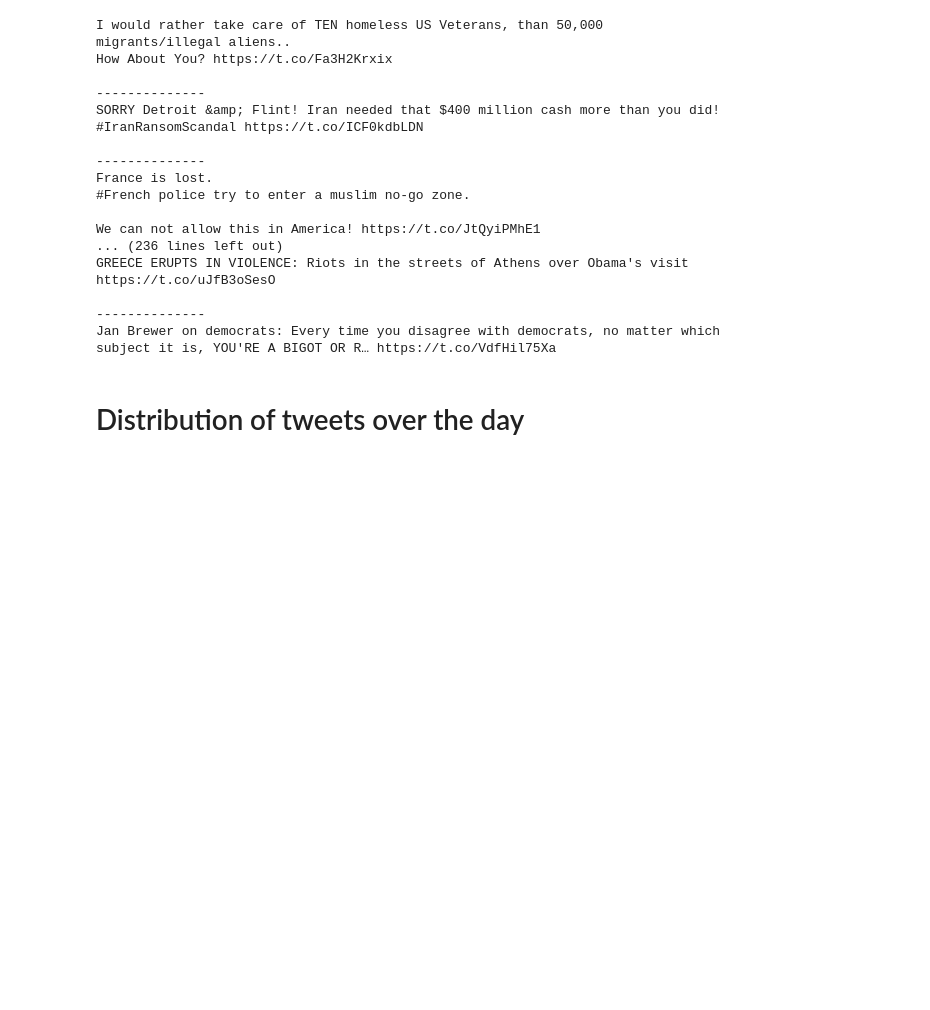
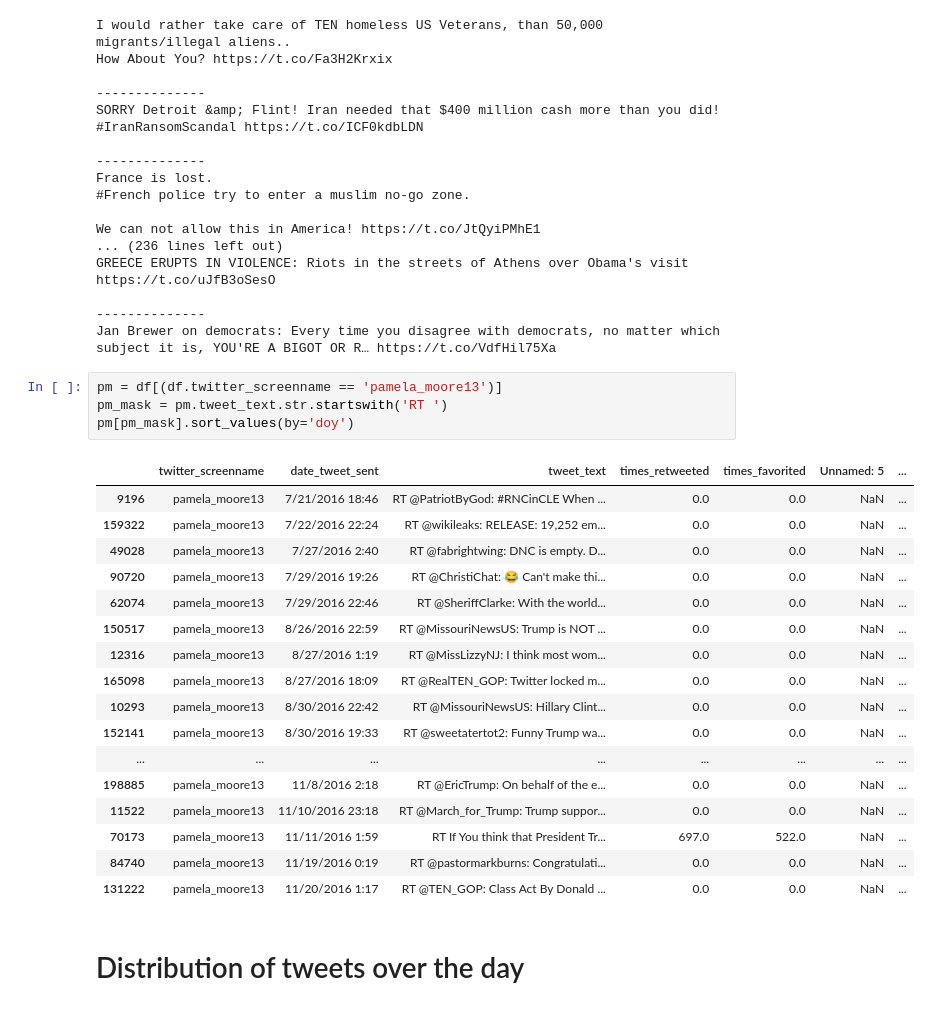
Before and after one commit to macbuse/Fake_Tweets, a Jupyter notebook: russian tweets.ipynb, the cells around one changed output. Cells and saved outputs as stored; diff of their text form; blank space fills up the shorter version.

```diff
--- a/russian tweets.ipynb
+++ b/russian tweets.ipynb
@@ -520,6 +536,28 @@ GREECE ERUPTS IN VIOLENCE: Riots in the streets of Athens over Obama's visit htt
 
 --------------
 Jan Brewer on democrats: Every time you disagree with democrats, no matter which subject it is, YOU'RE A BIGOT OR R… https://t.co/VdfHil75Xa
+# %%
+pm = df[(df.twitter_screenname == 'pamela_moore13')]
+pm_mask = pm.tweet_text.str.startswith('RT ')
+pm[pm_mask].sort_values(by='doy')
+# %% [output]
+|  | twitter_screenname | date_tweet_sent | tweet_text | times_retweeted | times_favorited | Unnamed: 5 | ... |
+| 9196 | pamela_moore13 | 7/21/2016 18:46 | RT @PatriotByGod: #RNCinCLE When ... | 0.0 | 0.0 | NaN | ... |
+| 159322 | pamela_moore13 | 7/22/2016 22:24 | RT @wikileaks: RELEASE: 19,252 em... | 0.0 | 0.0 | NaN | ... |
+| 49028 | pamela_moore13 | 7/27/2016 2:40 | RT @fabrightwing: DNC is empty. D... | 0.0 | 0.0 | NaN | ... |
+| 90720 | pamela_moore13 | 7/29/2016 19:26 | RT @ChristiChat: 😂 Can't make thi... | 0.0 | 0.0 | NaN | ... |
+| 62074 | pamela_moore13 | 7/29/2016 22:46 | RT @SheriffClarke: With the world... | 0.0 | 0.0 | NaN | ... |
+| 150517 | pamela_moore13 | 8/26/2016 22:59 | RT @MissouriNewsUS: Trump is NOT ... | 0.0 | 0.0 | NaN | ... |
+| 12316 | pamela_moore13 | 8/27/2016 1:19 | RT @MissLizzyNJ: I think most wom... | 0.0 | 0.0 | NaN | ... |
+| 165098 | pamela_moore13 | 8/27/2016 18:09 | RT @RealTEN_GOP: Twitter locked m... | 0.0 | 0.0 | NaN | ... |
+| 10293 | pamela_moore13 | 8/30/2016 22:42 | RT @MissouriNewsUS: Hillary Clint... | 0.0 | 0.0 | NaN | ... |
+| 152141 | pamela_moore13 | 8/30/2016 19:33 | RT @sweetatertot2: Funny Trump wa... | 0.0 | 0.0 | NaN | ... |
+| ... | ... | ... | ... | ... | ... | ... | ... |
+| 198885 | pamela_moore13 | 11/8/2016 2:18 | RT @EricTrump: On behalf of the e... | 0.0 | 0.0 | NaN | ... |
+| 11522 | pamela_moore13 | 11/10/2016 23:18 | RT @March_for_Trump: Trump suppor... | 0.0 | 0.0 | NaN | ... |
+| 70173 | pamela_moore13 | 11/11/2016 1:59 | RT If You think that President Tr... | 697.0 | 522.0 | NaN | ... |
+| 84740 | pamela_moore13 | 11/19/2016 0:19 | RT @pastormarkburns: Congratulati... | 0.0 | 0.0 | NaN | ... |
+| 131222 | pamela_moore13 | 11/20/2016 1:17 | RT @TEN_GOP: Class Act By Donald ... | 0.0 | 0.0 | NaN | ... |
 # %% [markdown]
 # Distribution of tweets over the day
 # %%
```
Also changed, not shown: parts of 8 cells of this notebook.
